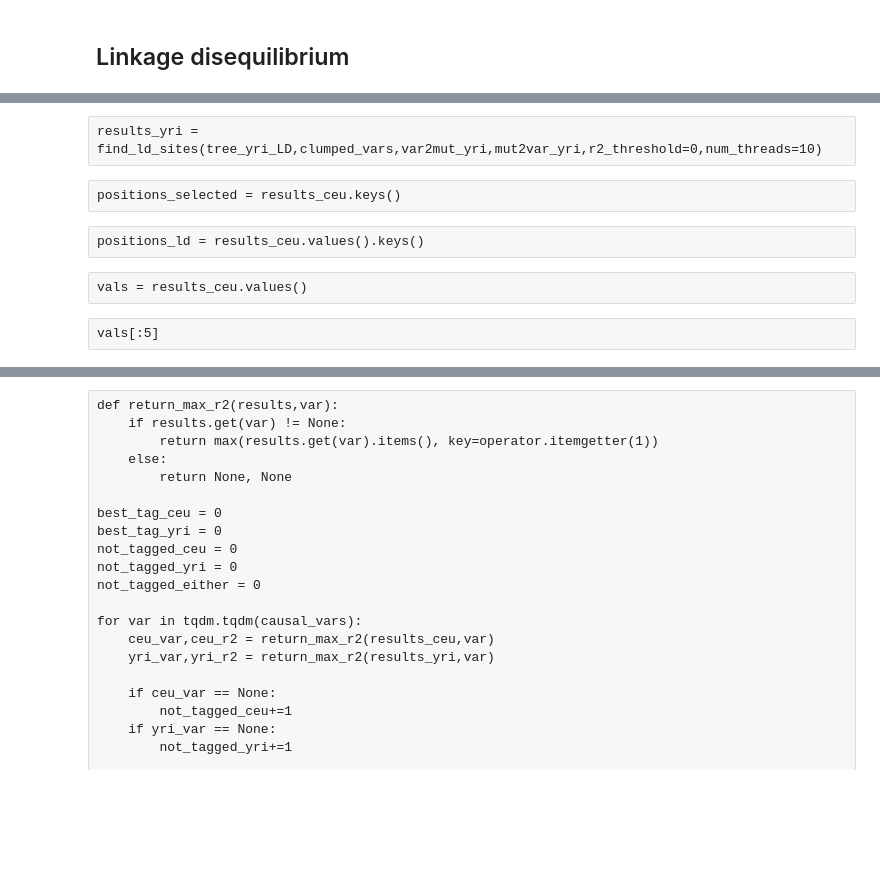
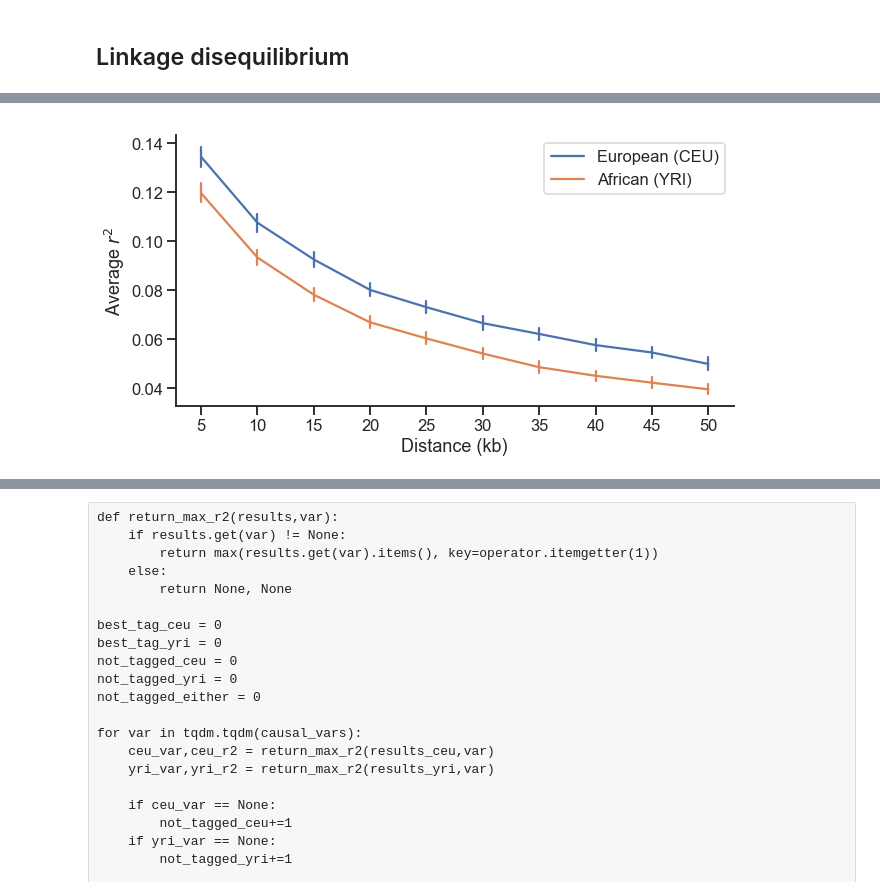
Before and after one commit to taylorcavazos/PRS_Admixture_Simulation, a Jupyter notebook: notebooks/Project_Summary_Notebook.ipynb, the cells around one changed output, grey strips where cells are left out. Saved outputs shown, nothing was run; the diff lists cells and outputs as text; code cells hidden in the pictures; blank space fills up the shorter version.

```diff
--- a/notebooks/Project_Summary_Notebook.ipynb
+++ b/notebooks/Project_Summary_Notebook.ipynb
@@ -201,16 +180,22 @@ mean_mat["dist_bin"] = np.arange(5,55,5)
+# %%
+mean_mat = pd.DataFrame()
+for f in glob.glob("../results/average_ld/*.txt"):
+    mean_mat = pd.concat([mean_mat,pd.read_csv(f,sep="\t")])
+# %%
+mean_mat_long = mean_mat.melt(id_vars=["dist_bin"],value_vars=["CEU_r2","YRI_r2"])
+# %%
+sns.set_context("talk")
+sns.set_style("ticks")
 # %%
 plt.figure(figsize=(10,5))
-sns.lineplot(x="dist_bin",y="CEU_r2",data=mean_mat,color="blue")
-sns.lineplot(x="dist_bin",y="YRI_r2",data=mean_mat,color="red")
+sns.lineplot(x="dist_bin",y="value",data=mean_mat_long,hue="variable",color=["#103c42","#FFDD00"],err_style="bars")
+
 plt.xticks(np.arange(5,55,5))
+plt.ylabel("Average $r^2$")
+plt.xlabel("Distance (kb)")
+
+plt.legend(title="",labels=["European (CEU)","African (YRI)"])
+sns.despine()
 plt.show()
+# %% [output]
+[figure, added]
-# %% [raw]
-results_yri = find_ld_sites(tree_yri_LD,clumped_vars,var2mut_yri,mut2var_yri,r2_threshold=0,num_threads=10)
-# %% [raw]
-positions_selected = results_ceu.keys()
-# %% [raw]
-positions_ld = results_ceu.values().keys()
-# %% [raw]
-vals = results_ceu.values()
-# %% [raw]
-vals[:5]
```
Also changed, not shown: parts of 80 cells of this notebook, 11 other files.
